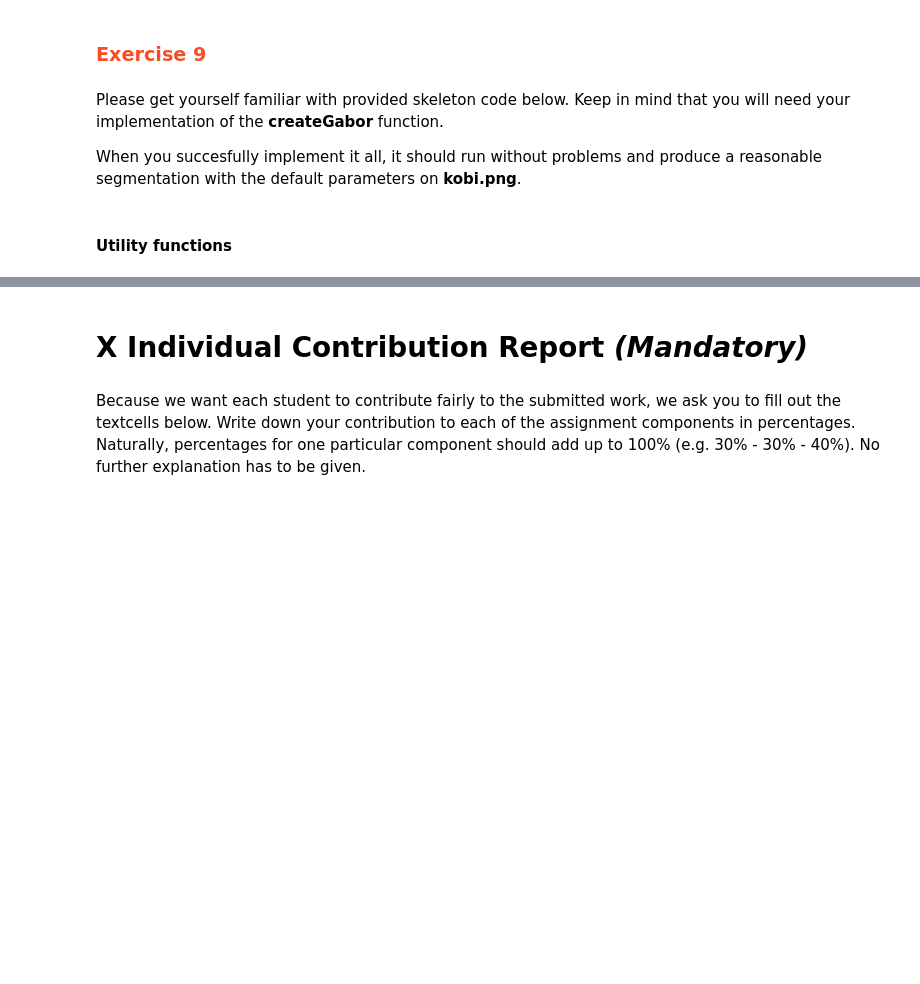
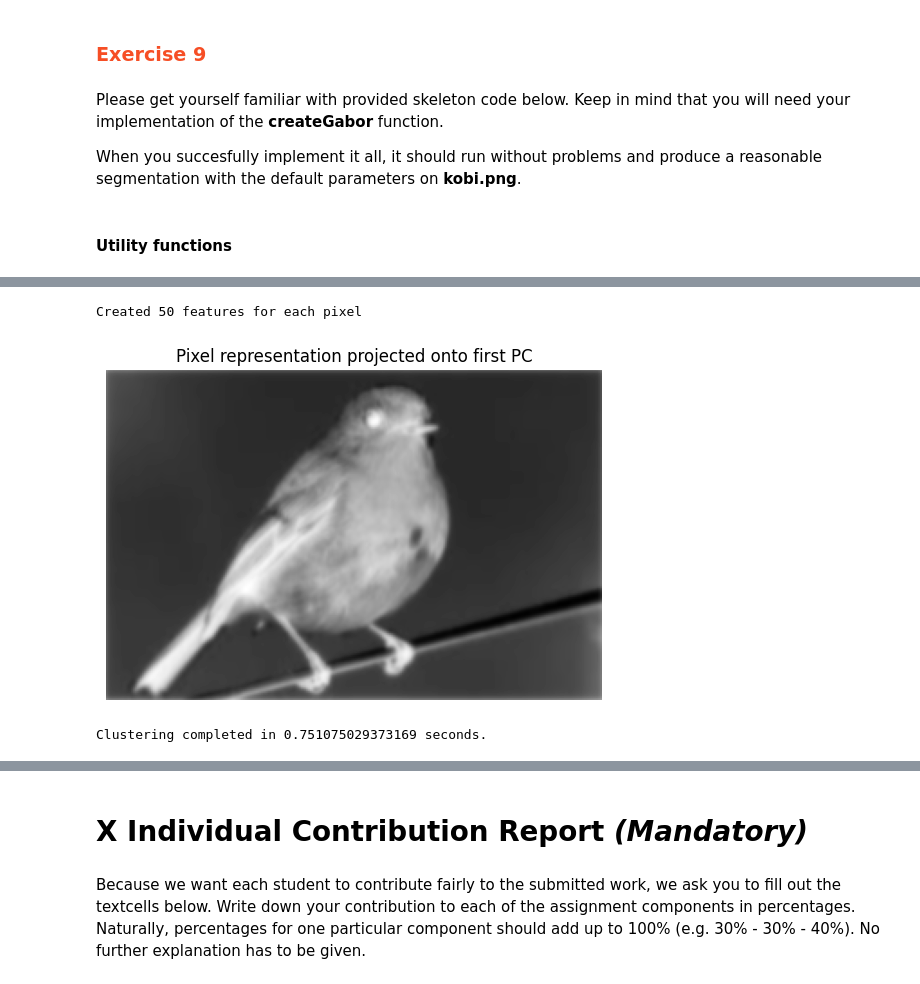
Before and after one commit to dqmis/ai-course, a Jupyter notebook: CV1_Lab2.ipynb, the cells around one changed output, grey strips where cells are left out. Cells and saved outputs as stored; diff of their text form; code cells hidden in the pictures; blank space fills up the shorter version.

```diff
--- a/CV1_Lab2.ipynb
+++ b/CV1_Lab2.ipynb
@@ -993,5 +976,0 @@ plt.imshow(a, cmap='gray')
-# %%
-a = compute_LoG(image2, 1)
-a /= np.max(a)
-a = a * 255
-plt.imshow(a, cmap='gray')
@@ -1006,4 +976,0 @@ plt.imshow(gaussian_denoising(image2, 5, 0.5), cmap='gray')
-# %%
-a = compute_LoG(image2, 3)
-a /= np.max(a) * 255
-plt.imshow(a, cmap='gray')
@@ -1304,8 +1273,8 @@ def gaborFeatures(img, gaborFilterBank, visFlag=False):
     # gaborFilter["filterPairs"] has two elements. One is related to the real part
     # of the Gabor Filter and the other one is the imagineray part.
 
-    real_out = None  # \\TODO: filter the grayscale input with real part of the Gabor
-    imag_out = None  # \\TODO: filter the grayscale input with imaginary part of the Gabor
+    real_out = scipy.signal.convolve2d(img, gaborFilter["filterPairs"][:,:,0], mode='same')
+    imag_out = scipy.signal.convolve2d(img, gaborFilter["filterPairs"][:,:,1], mode='same')
 
     featureMaps.append(np.stack((real_out, imag_out), 2))
 
@@ -1337,7 +1306,7 @@ def gaborFeatures(img, gaborFilterBank, visFlag=False):
   for i, fm in enumerate(featureMaps):
     real_part = fm[...,0]
     imag_part = fm[...,1]
-    mag = None  # \\TODO: Compute the magnitude here
+    mag = np.sqrt(np.power(real_part, 2) + np.power(imag_part, 2))
     featureMags.append(mag)
 
     # Visualize the magnitude response if you wish.
@@ -1355,7 +1324,9 @@ def gaborFeatures(img, gaborFilterBank, visFlag=False):
   return featureMags
 
 # test
-featureMags = gaborFeatures(img, gaborFilterBank)
+featureMags = gaborFeatures(img, gaborFilterBank, visFlag=False)
+# %% [output]
+Created 50 features for each pixel
 # %%
 ### Foreground-Background segmentation algoritm
 ### Part 3 - cluster features in two sets
@@ -1379,11 +1350,9 @@ def clusterFeatures(img, featureMags, smoothingFlag=True):
   features = np.zeros(shape=(numRows, numCols, len(featureMags)))
 
   if smoothingFlag:
-    # \\TODO:
-    # FOR_LOOP
-        # i)  filter the magnitude response with appropriate Gaussian kernels
-        # ii) insert the smoothed image into features[:,:,j]
-    # END_FOR
+    for i, fmag in enumerate(featureMags):
+      featureMags = cv2.GaussianBlur(fmag, (3, 3), 0.5)
+      features[:,:,i] = featureMags
   else:
     # Don't smooth but just insert magnitude images into the matrix called features.
     for i, fmag in enumerate(featureMags):
@@ -1404,41 +1373,44 @@ def clusterFeatures(img, featureMags, smoothingFlag=True):
   Standardize features.
   Hint: see https://www.analyticsvidhya.com/blog/2020/04/feature-scaling-machine-learning-normalization-standardization/
   '''
-
   # features = None  # \\ TODO: i)  Implement standardization on matrix called features.
                      #          ii) Return the standardized data matrix.
+  features = sklearn.preprocessing.StandardScaler().fit_transform(features)
 
   '''
   (Optional) Visualize the saliency map using the first principal component
   of the features matrix. It will be useful to diagnose possible problems
   with the pipeline and filterbank.
   '''
 
   transformed_feature = PCA(n_components=1).fit_transform(features) # select the first component
   transformed_feature = np.ascontiguousarray(transformed_feature, dtype=np.float32)
   feature2DImage = np.reshape(transformed_feature,newshape=(numRows,numCols))
   plt.figure()
   plt.title(f'Pixel representation projected onto first PC')
   plt.imshow(feature2DImage, cmap='gray')
   plt.axis("off")
   plt.show()
 
   '''
   Apply k-means algorithm to cluster pixels using the data matrix features.
   Hint-1: search about sklearn kmeans function https://scikit-learn.org/stable/modules/generated/sklearn.cluster.KMeans.html.
   Hint-2: when calling sklearn's kmeans function, use the parameter n_clusters as defined in the aloritm description above.
   '''
 
   tic = time.time()
-  pixLabels = None  # \\TODO: Return cluster labels per pixel
+  pixLabels = KMeans(n_clusters=2).fit_predict(features)
 
   ctime = time.time() - tic
   print(f'Clustering completed in {ctime} seconds.')
 
   return pixLabels
 
 # run
 pixLabels = clusterFeatures(img, featureMags)
+# %% [output]
+[figure, added]
+Clustering completed in 0.751075029373169 seconds.
 # %%
 ### Foreground-Background segmentation algoritm
 ### Part 4 - Visualise result
```
Also changed, not shown: parts of 16 cells of this notebook.
